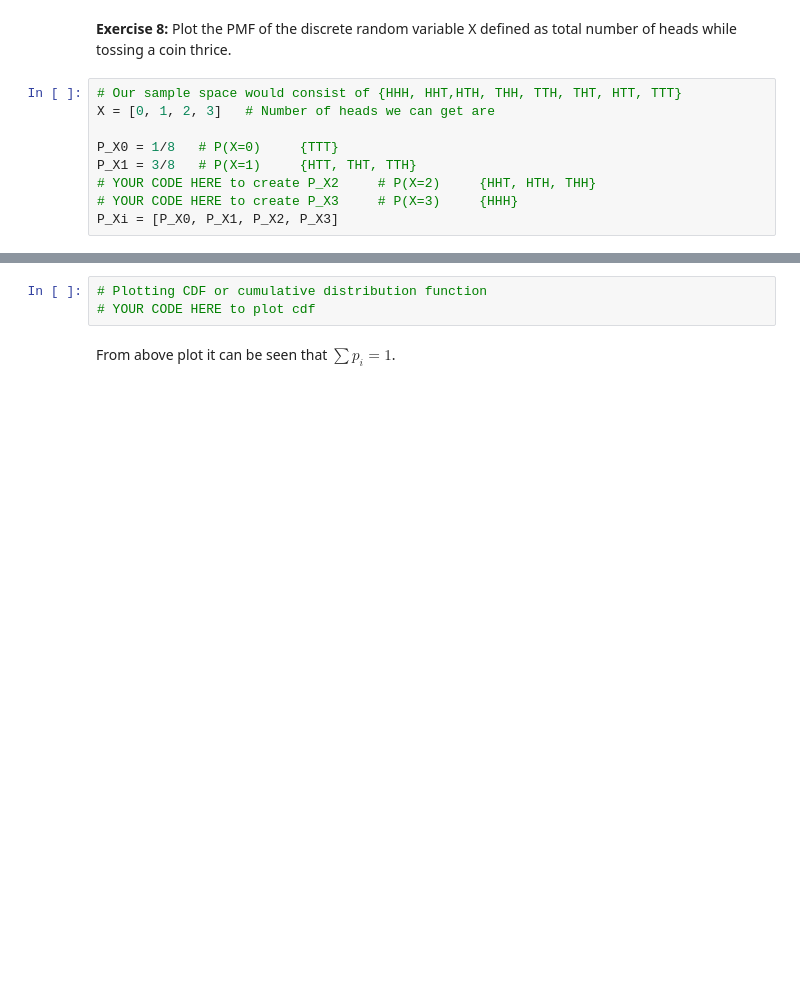
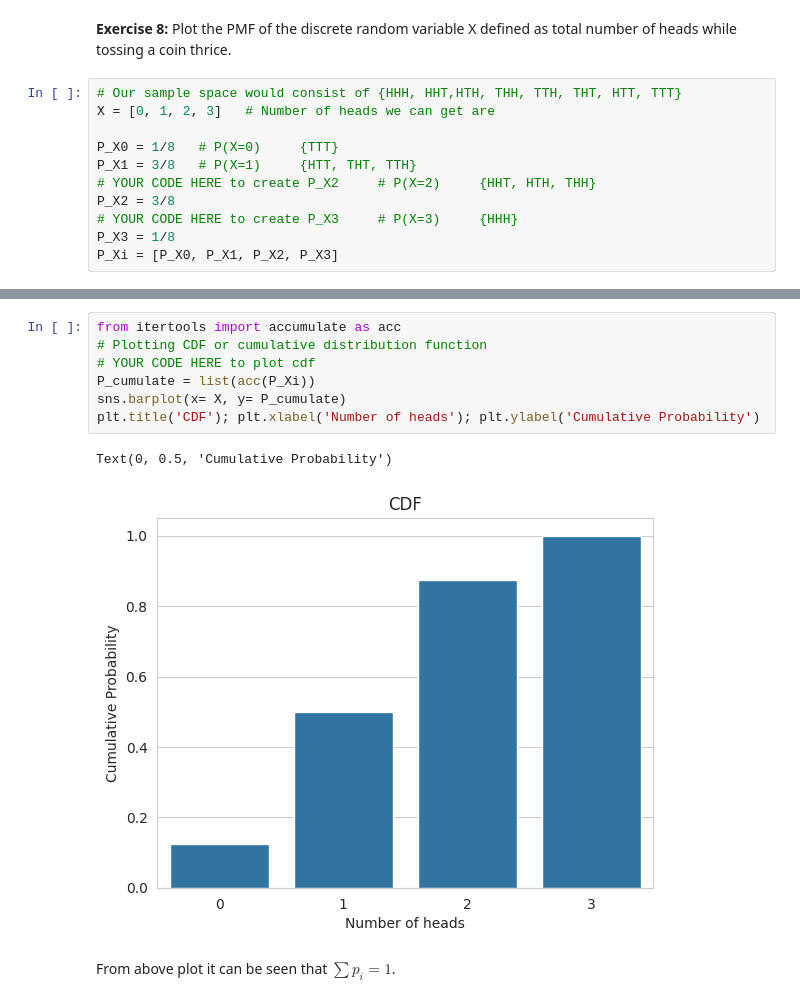
Before and after one commit to Shrutiba/iisc_cds, a Jupyter notebook: M1_AST_01_Probability_Basics_A.ipynb, the cells around one changed output, grey strips where cells are left out. Saved outputs shown, nothing was run; the diff lists cells and outputs as text; blank space fills up the shorter version.

```diff
--- a/M1_AST_01_Probability_Basics_A.ipynb
+++ b/M1_AST_01_Probability_Basics_A.ipynb
@@ -663,7 +663,9 @@ X = [0, 1, 2, 3]   # Number of heads we can get are
 P_X0 = 1/8   # P(X=0)     {TTT}
 P_X1 = 3/8   # P(X=1)     {HTT, THT, TTH}
 # YOUR CODE HERE to create P_X2     # P(X=2)     {HHT, HTH, THH}
+P_X2 = 3/8
 # YOUR CODE HERE to create P_X3     # P(X=3)     {HHH}
+P_X3 = 1/8
 P_Xi = [P_X0, P_X1, P_X2, P_X3]
 # %%
 # Plotting PMF
@@ -673,6 +677,13 @@ plt.show()
 # %%
+from itertools import accumulate as acc
 # Plotting CDF or cumulative distribution function
 # YOUR CODE HERE to plot cdf
+P_cumulate = list(acc(P_Xi))
+sns.barplot(x= X, y= P_cumulate)
+plt.title('CDF'); plt.xlabel('Number of heads'); plt.ylabel('Cumulative Probability')
+# %% [output]
+Text(0, 0.5, 'Cumulative Probability')
+[figure, added]
 # %% [markdown]
 From above plot it can be seen that $ ∑p_i = 1 $.
 # %% [markdown]
```
Also changed, not shown: parts of 27 cells of this notebook.
